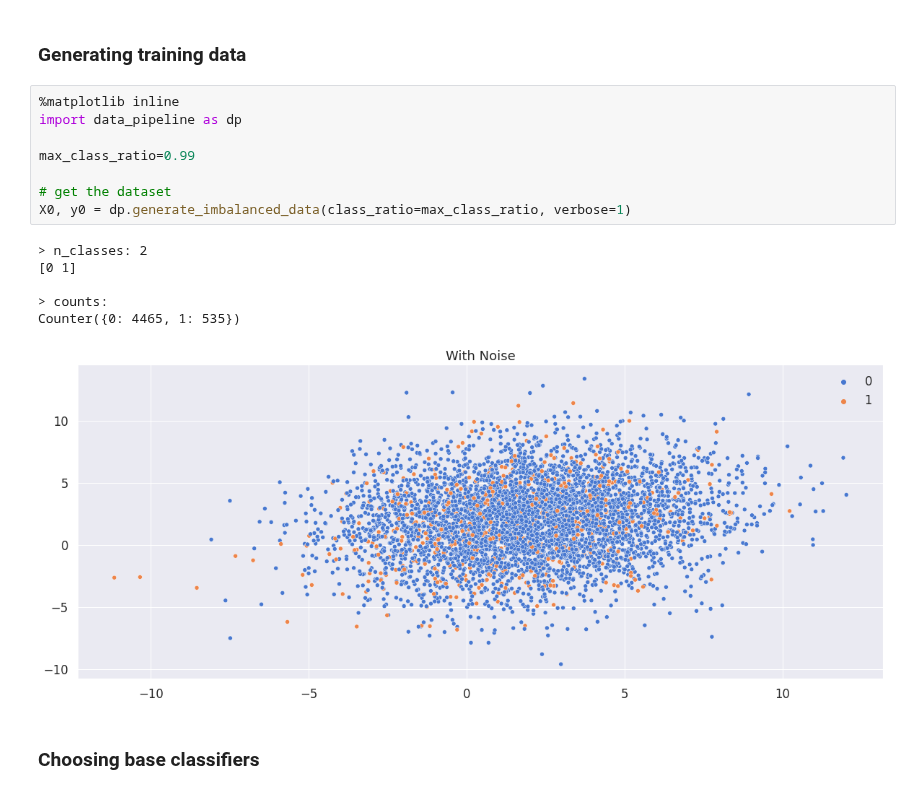
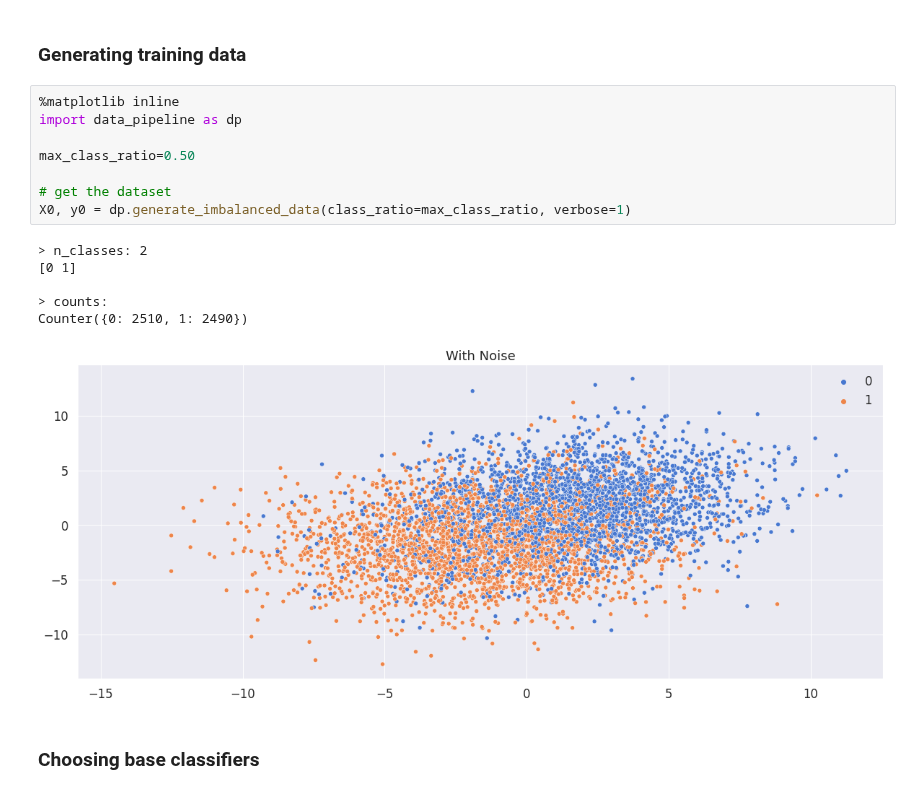
Before and after one commit to pleiadian53/cf_ensemble, a Jupyter notebook: Demo-CF-Stacking-part4.ipynb, the cells around one changed output. Cells and saved outputs as stored; diff of their text form.

```diff
--- a/Demo-CF-Stacking-part4.ipynb
+++ b/Demo-CF-Stacking-part4.ipynb
@@ -122,18 +122,18 @@ np.set_printoptions(precision=3, edgeitems=5, suppress=True)
 # %%
 %matplotlib inline
 import data_pipeline as dp
 
-max_class_ratio=0.99
+max_class_ratio=0.50
 
 # get the dataset
 X0, y0 = dp.generate_imbalanced_data(class_ratio=max_class_ratio, verbose=1)
 # %% [output]
 > n_classes: 2
 [0 1]
 
 > counts:
-Counter({0: 4465, 1: 535})
+Counter({0: 2510, 1: 2490})
-[figure, old version]
+[figure, new version]
 # %% [markdown]
 ### Choosing base classifiers
 # %%
```
Also changed, not shown: parts of 8 cells of this notebook, 1 other file.
